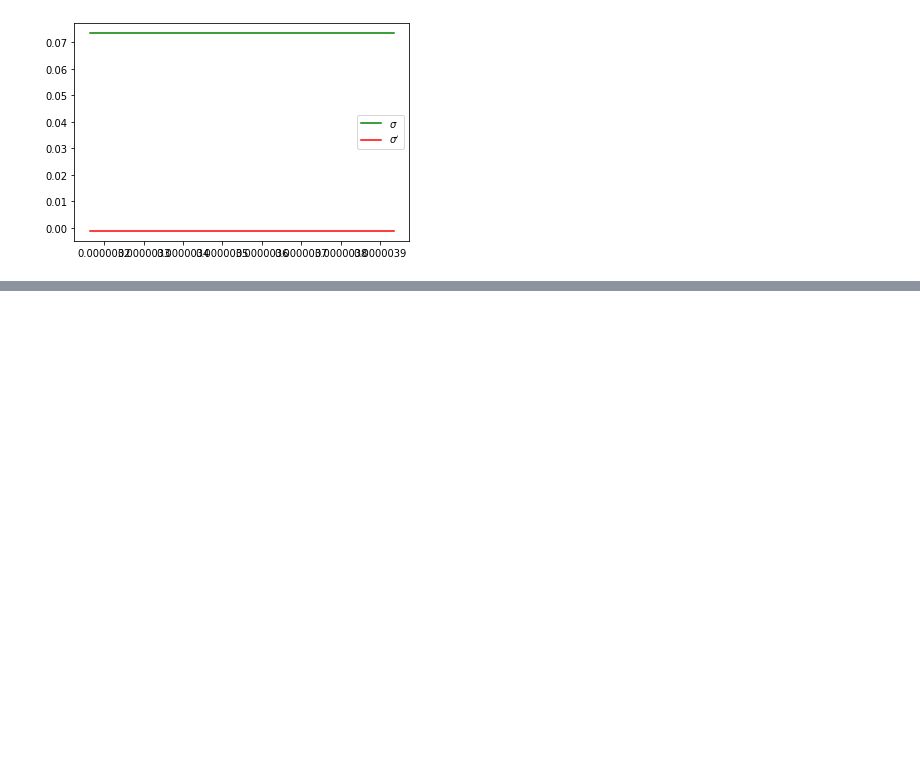
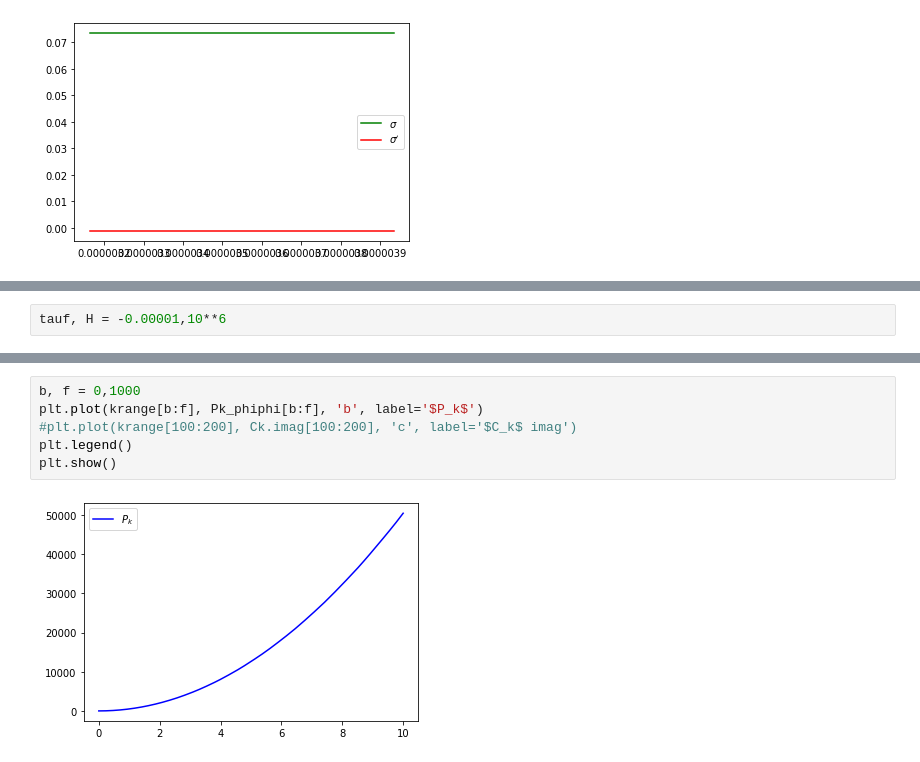
Before and after one commit to nbolis/Reheat_Entanglement, a Jupyter notebook: RehEntang_ODE.ipynb, the cells around one changed output, grey strips where cells are left out. Saved outputs shown, nothing was run; the diff lists cells and outputs as text; blank space fills up the shorter version.

```diff
--- a/RehEntang_ODE.ipynb
+++ b/RehEntang_ODE.ipynb
@@ -464,0 +499,2 @@ plt.show()
+# %%
+tauf, H = -0.00001,10**6
@@ -464,0 +507,8 @@ plt.show()
+# %%
+b, f = 0,1000
+plt.plot(krange[b:f], Pk_phiphi[b:f], 'b', label='$P_k$')
+#plt.plot(krange[100:200], Ck.imag[100:200], 'c', label='$C_k$ imag')
+plt.legend()
+plt.show()
+# %% [output]
+[figure, added]
```
Also changed, not shown: parts of 19 cells of this notebook.
